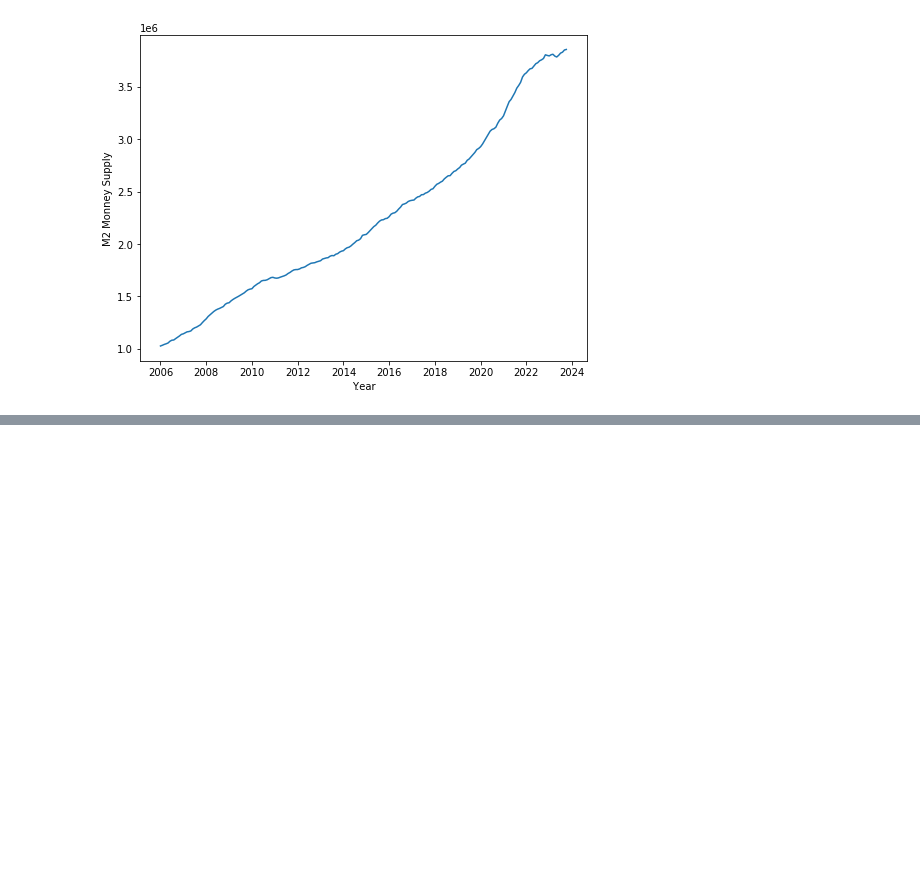
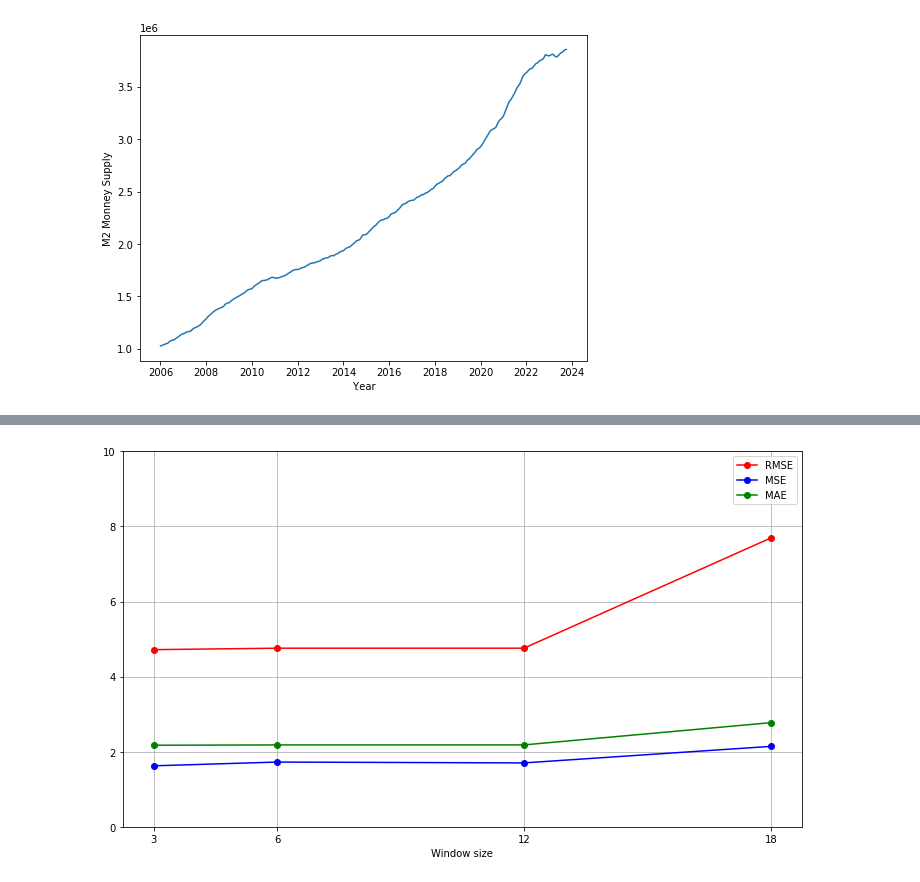
Before and after one commit to hakhyun0615/SCI_Journal, a Jupyter notebook: 코드/Analysis/analysis.ipynb, the cells around one changed output, grey strips where cells are left out. Saved outputs shown, nothing was run; the diff lists cells and outputs as text; code cells hidden in the pictures; blank space fills up the shorter version.

```diff
--- a/코드/Analysis/analysis.ipynb
+++ b/코드/Analysis/analysis.ipynb
@@ -76,0 +143,19 @@ plt.savefig('../../데이터/Figure/fig_3.jpg')
+# %%
+window_sizes = [3, 6, 12, 18]
+window_mae_values = [2.1724, 2.1812, 2.1814, 2.7736]
+window_rmse_values = [4.7191, 4.7578, 4.7584, 7.6931]
+window_mse_values = [1.6243, 1.7245, 1.7017, 2.1420]
+
+fig, ax = plt.subplots(figsize=(10, 6))
+ax.plot(window_sizes, window_rmse_values, 'ro-', label='RMSE')
+ax.plot(window_sizes, window_mse_values, 'bo-', label='MSE')
+ax.plot(window_sizes, window_mae_values, 'go-', label='MAE')
+ax.set_xlabel('Window size')
+ax.legend()
+ax.grid(True)
+ax.set_xticks(window_sizes)
+ax.set_ylim(0, 10)
+fig.tight_layout()
+fig.savefig('../../데이터/Figure/fig_5.jpg')
+# %% [output]
+[figure, added]
```
Also changed, not shown: parts of 5 cells of this notebook, 5 other files.
